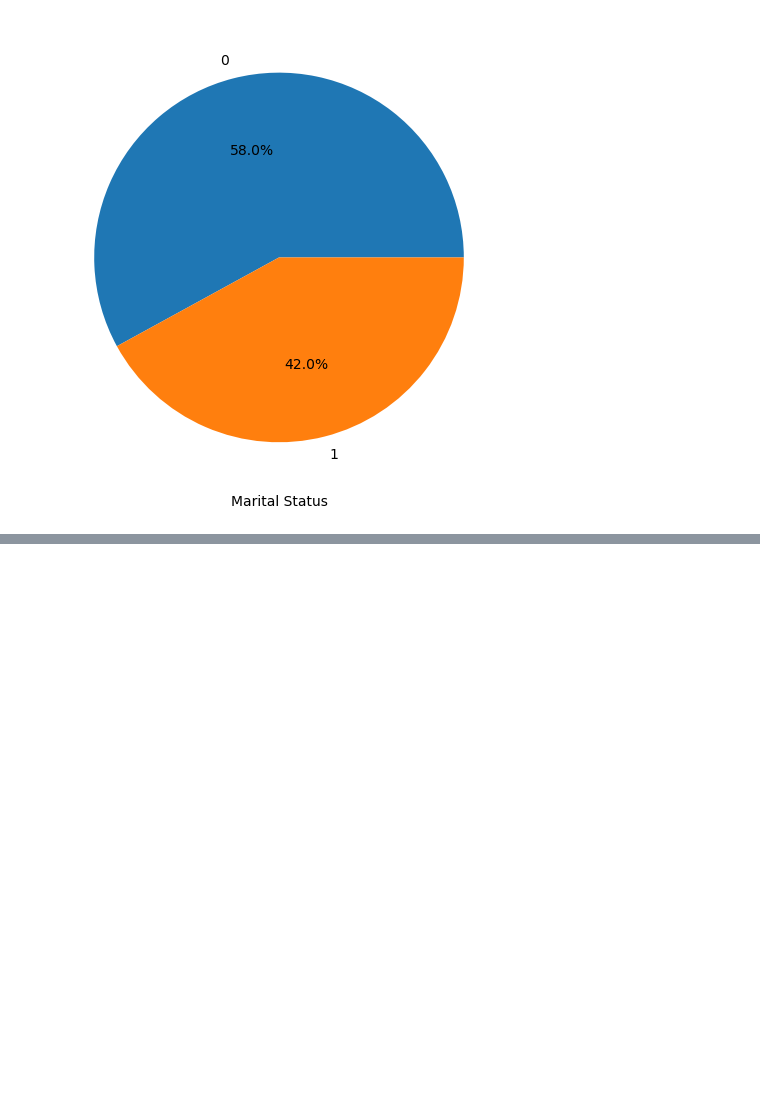
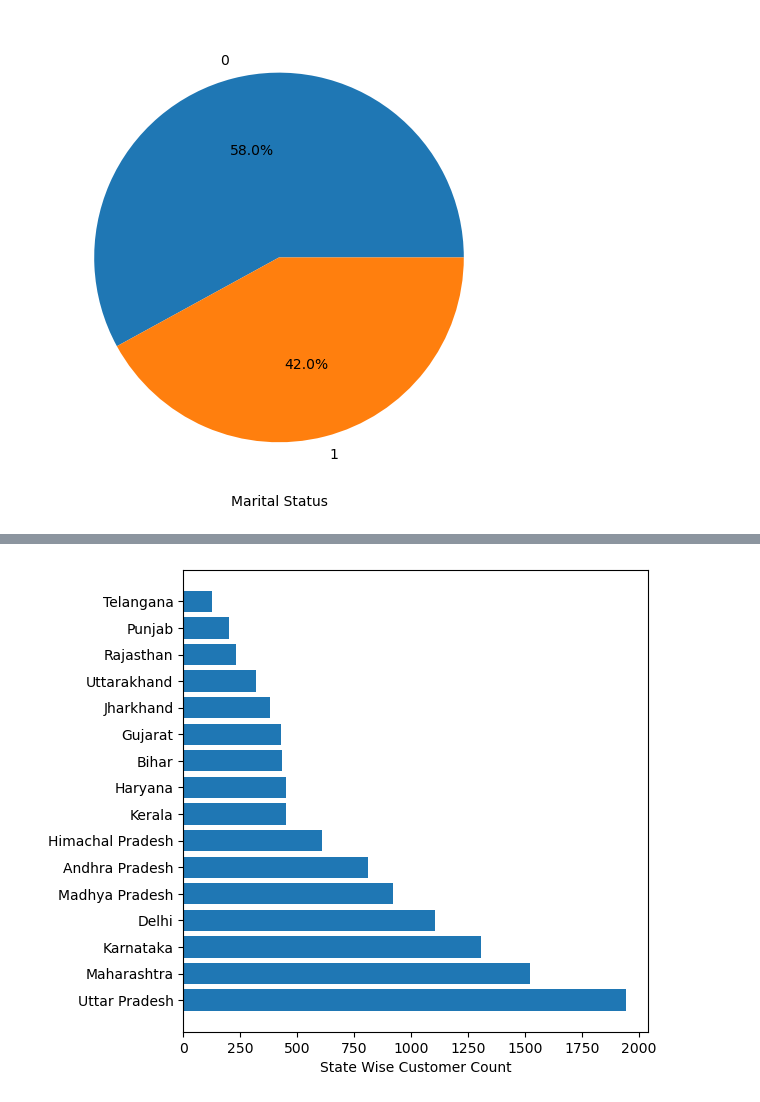
Before and after one commit to sulavg50-ux/Self_data_analysis, a Jupyter notebook: diwali.ipynb, the cells around one changed output, grey strips where cells are left out. Saved outputs shown, nothing was run; the diff lists cells and outputs as text; code cells hidden in the pictures; blank space fills up the shorter version.

```diff
--- a/diwali.ipynb
+++ b/diwali.ipynb
@@ -301,0 +339,4 @@ plt.show()
+# %%
+#state_wise custome count
+d17=diwali.groupby('State')['Cust_name'].count().sort_values(ascending=False)
+d17
@@ -301,0 +362,7 @@ plt.show()
+# %%
+plt.figure(figsize=(6,6))
+plt.barh(d17.index,d17.values)
+plt.xlabel('State Wise Customer Count')
+plt.show()
+# %% [output]
+[figure, added]
```
Also changed, not shown: parts of 22 cells of this notebook.
